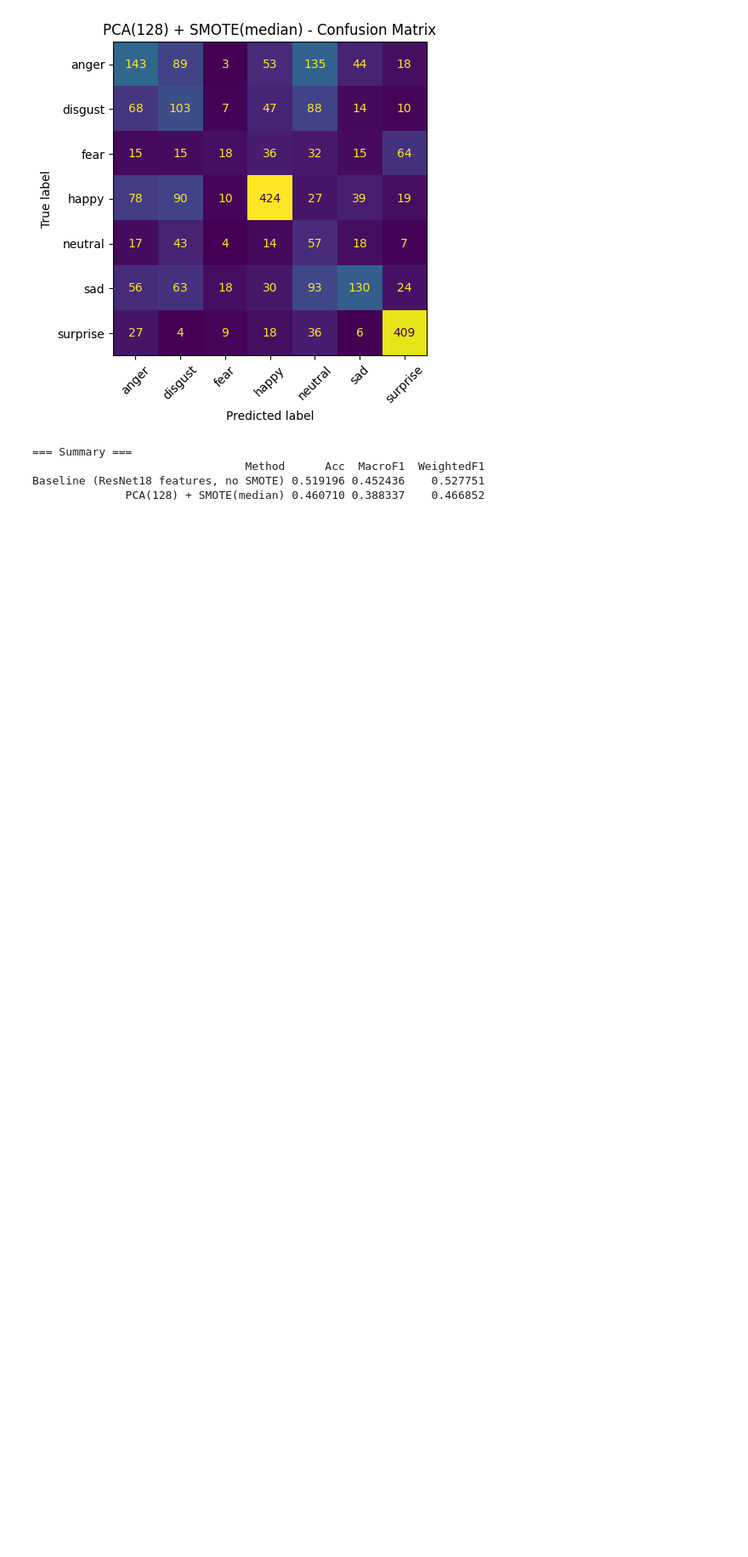
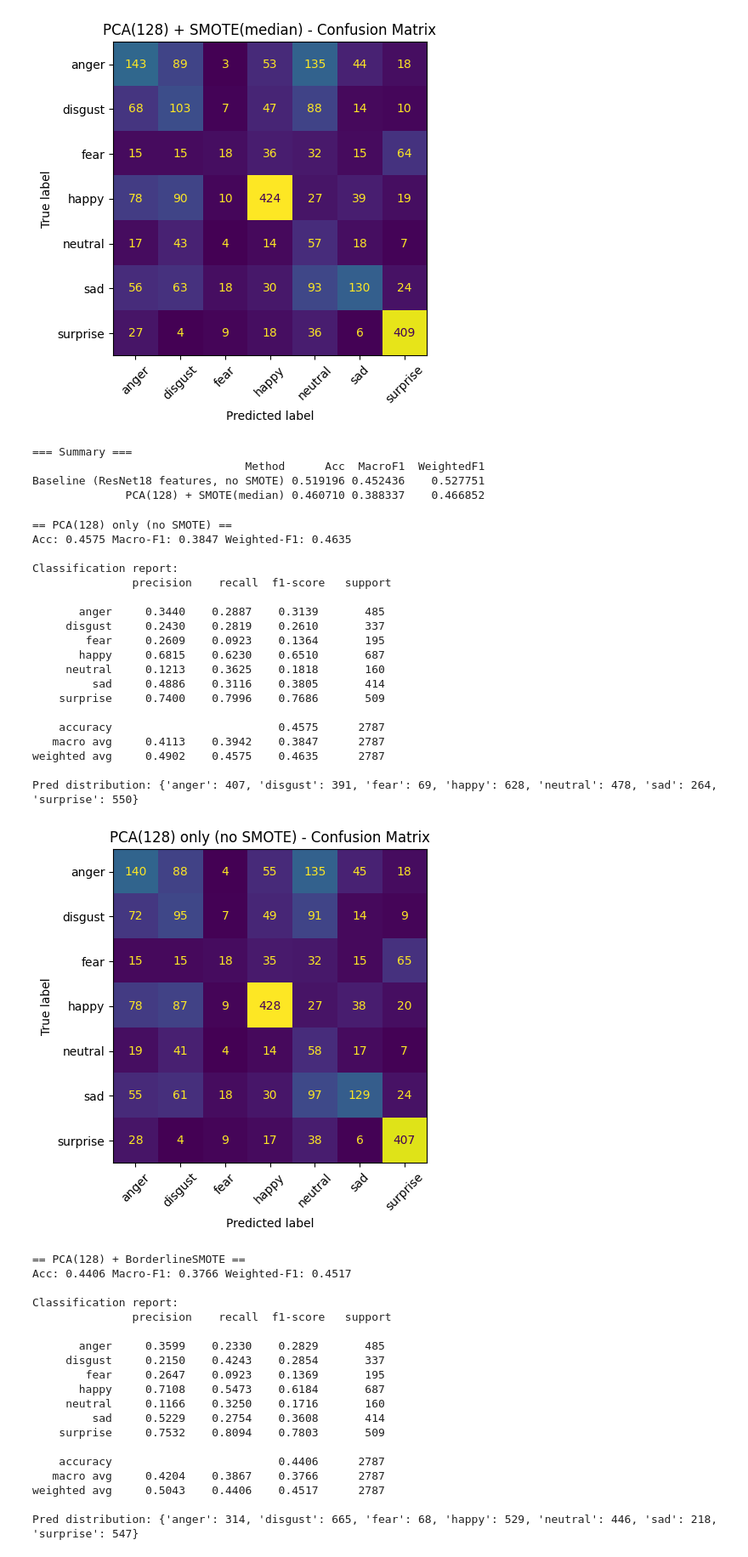
Before and after one commit to YuxuanHuang455/PS-Microexpression, a Jupyter notebook: code/Test_LBP+CNN+SVM_Classification_copy_of_“Microexpression_basic_EDA_ipynb”.ipynb, the cells around one changed output. Shown: that part at 85% size. Saved outputs shown, nothing was run; the diff lists cells and outputs as text; code cells hidden in the pictures; blank space fills up the shorter version.

```diff
--- a/code/Test_LBP+CNN+SVM_Classification_copy_of_“Microexpression_basic_EDA_ipynb”.ipynb
+++ b/code/Test_LBP+CNN+SVM_Classification_copy_of_“Microexpression_basic_EDA_ipynb”.ipynb
@@ -951,3 +951,69 @@ Pred distribution: {'anger': 404, 'disgust': 407, 'fear': 69, 'happy': 622, 'neu
                                 Method      Acc  MacroF1  WeightedF1
 Baseline (ResNet18 features, no SMOTE) 0.519196 0.452436    0.527751
               PCA(128) + SMOTE(median) 0.460710 0.388337    0.466852
+# %%
+KEEP_SAD = False
+
+X_tr_p = pca.fit_transform(X_tr)
+X_te_p = pca.transform(X_te)
+
+# No SMOTE
+results.append(eval_and_plot(X_tr_p, y_tr, X_te_p, y_te, "PCA(128) only (no SMOTE)"))
+from imblearn.over_sampling import BorderlineSMOTE
+
+smote = BorderlineSMOTE(kind='borderline-1', sampling_strategy=sampling_dict,
+                        k_neighbors=3, random_state=42)
+X_tr_sm, y_tr_sm = smote.fit_resample(X_tr_p, y_tr)
+results.append(eval_and_plot(X_tr_sm, y_tr_sm, X_te_p, y_te, "PCA(128) + BorderlineSMOTE"))
+w = {i:1.0 for i in range(len(classes_c))}
+w[name2idx['neutral']] = 0.6
+if 'fear' in name2idx:    w[name2idx['fear']] = 1.6
+if 'disgust' in name2idx: w[name2idx['disgust']] = 1.6
+
+clf = LogisticRegression(max_iter=2000, tol=1e-4, solver="saga",
+                         multi_class="multinomial", n_jobs=-1,
+                         class_weight=w, random_state=42)
+clf.fit(X_tr, y_tr)
+import numpy as np
+unique, counts = np.unique(yp, return_counts=True)
+print({classes_c[i]: int(c) for i, c in zip(unique, counts)})
+# %% [output]
+== PCA(128) only (no SMOTE) ==
+Acc: 0.4575 Macro-F1: 0.3847 Weighted-F1: 0.4635
+
+Classification report:
+               precision    recall  f1-score   support
+
+       anger     0.3440    0.2887    0.3139       485
+     disgust     0.2430    0.2819    0.2610       337
+        fear     0.2609    0.0923    0.1364       195
+       happy     0.6815    0.6230    0.6510       687
+     neutral     0.1213    0.3625    0.1818       160
+         sad     0.4886    0.3116    0.3805       414
+    surprise     0.7400    0.7996    0.7686       509
+
+    accuracy                         0.4575      2787
+   macro avg     0.4113    0.3942    0.3847      2787
+weighted avg     0.4902    0.4575    0.4635      2787
+
+Pred distribution: {'anger': 407, 'disgust': 391, 'fear': 69, 'happy': 628, 'neutral': 478, 'sad': 264, 'surprise': 550}
+[figure, added]
+== PCA(128) + BorderlineSMOTE ==
+Acc: 0.4406 Macro-F1: 0.3766 Weighted-F1: 0.4517
+
+Classification report:
+               precision    recall  f1-score   support
+
+       anger     0.3599    0.2330    0.2829       485
+     disgust     0.2150    0.4243    0.2854       337
+        fear     0.2647    0.0923    0.1369       195
+       happy     0.7108    0.5473    0.6184       687
+     neutral     0.1166    0.3250    0.1716       160
+         sad     0.5229    0.2754    0.3608       414
+    surprise     0.7532    0.8094    0.7803       509
+
+    accuracy                         0.4406      2787
+   macro avg     0.4204    0.3867    0.3766      2787
+weighted avg     0.5043    0.4406    0.4517      2787
+
+Pred distribution: {'anger': 314, 'disgust': 665, 'fear': 68, 'happy': 529, 'neutral': 446, 'sad': 218, 'surprise': 547}
```
Also changed, not shown: parts of 2 cells of this notebook.
